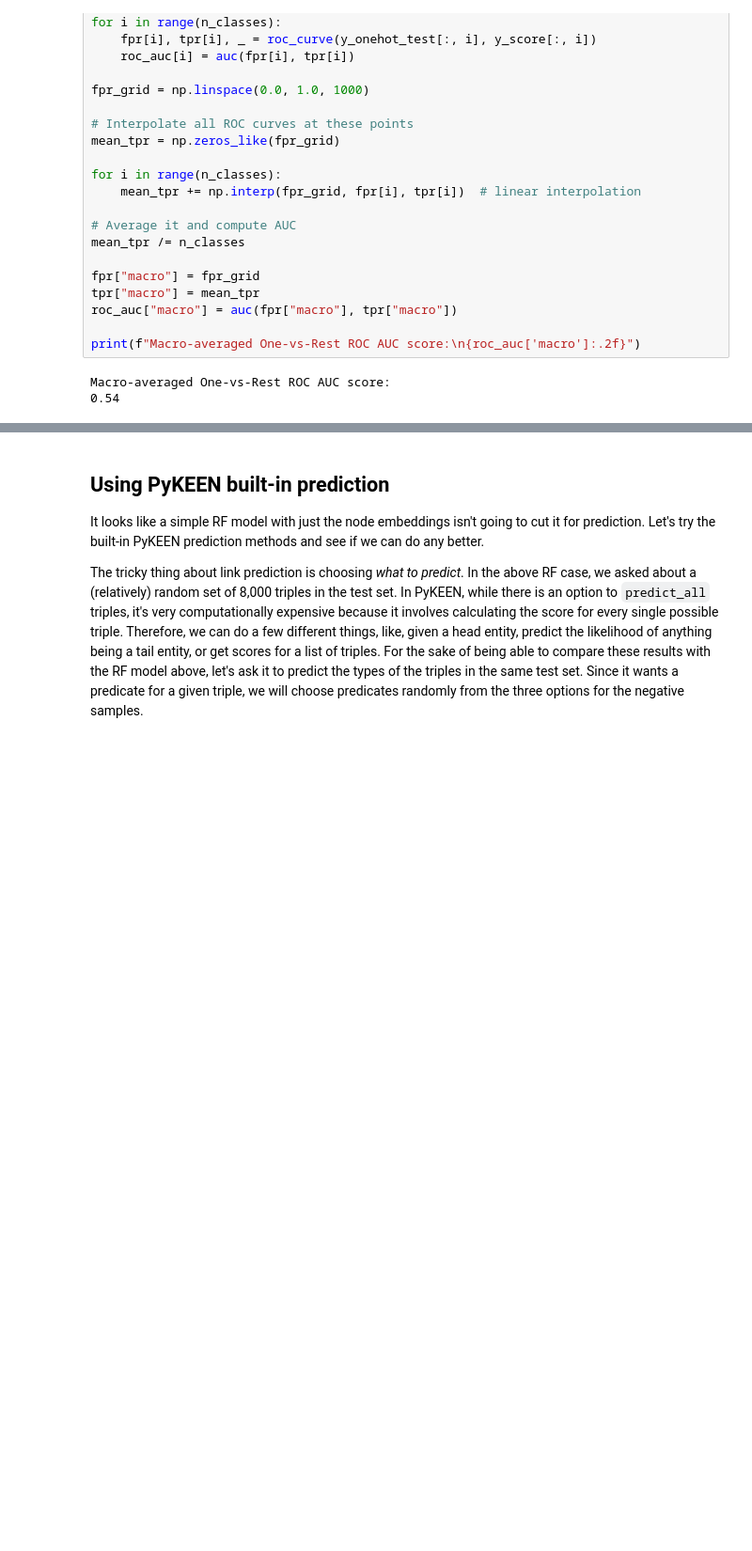
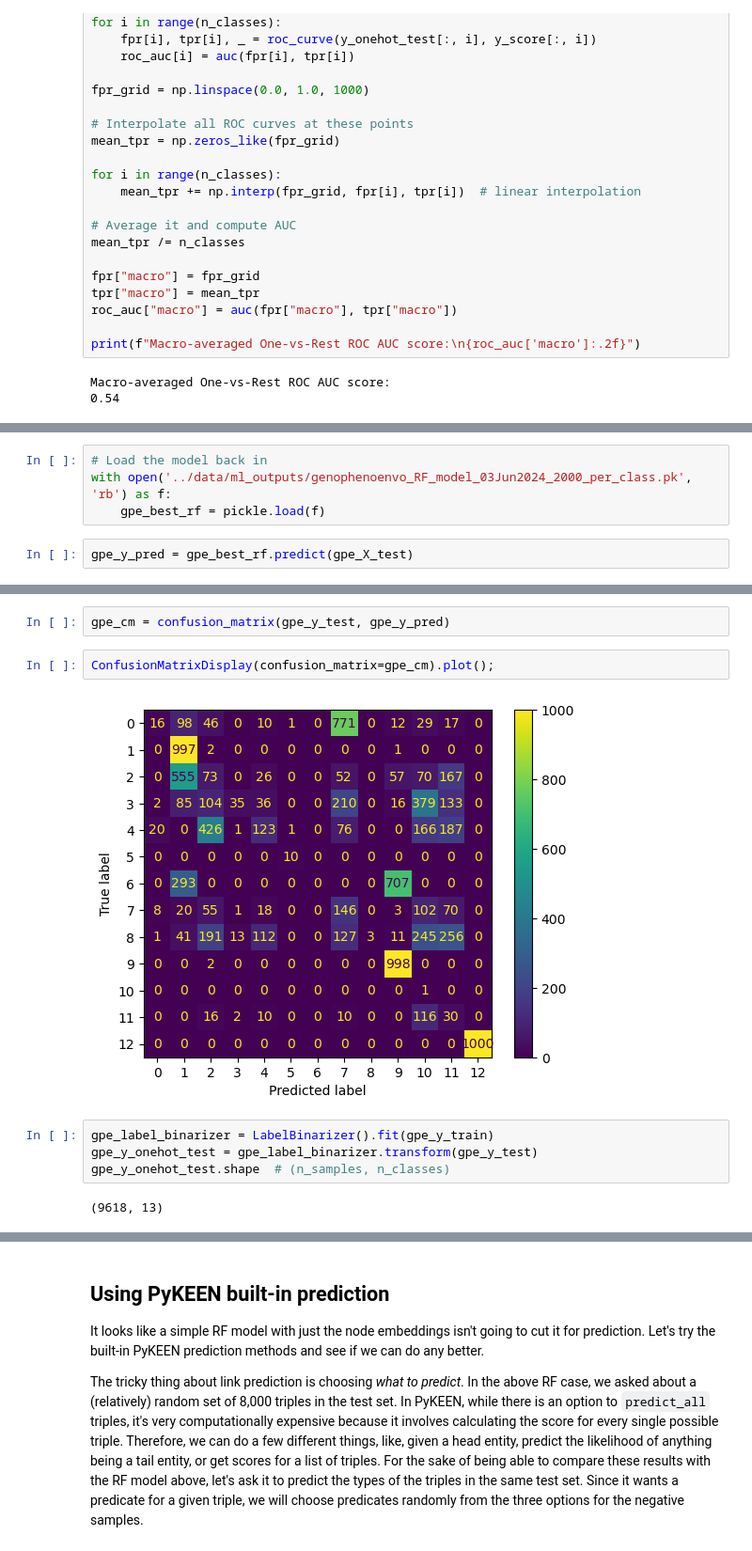
Before and after one commit to serenalotreck/literature-genes, a Jupyter notebook: notebooks/static_link_prediction.ipynb, the cells around one changed output, grey strips where cells are left out. Shown at 94% size. Cells and saved outputs as stored; diff of their text form; blank space fills up the shorter version.

Commit message:
Add GenoPhenoEnvo to link prediction analysis

```diff
--- a/notebooks/static_link_prediction.ipynb
+++ b/notebooks/static_link_prediction.ipynb
@@ -469,0 +633,6 @@ What happens to prediction if we include node labels as features in addition to
+# %%
+# Load the model back in
+with open('../data/ml_outputs/genophenoenvo_RF_model_03Jun2024_2000_per_class.pk', 'rb') as f:
+    gpe_best_rf = pickle.load(f)
+# %%
+gpe_y_pred = gpe_best_rf.predict(gpe_X_test)
@@ -469,0 +642,12 @@ What happens to prediction if we include node labels as features in addition to
+# %%
+gpe_cm = confusion_matrix(gpe_y_test, gpe_y_pred)
+# %%
+ConfusionMatrixDisplay(confusion_matrix=gpe_cm).plot();
+# %% [output]
+[figure, added]
+# %%
+gpe_label_binarizer = LabelBinarizer().fit(gpe_y_train)
+gpe_y_onehot_test = gpe_label_binarizer.transform(gpe_y_test)
+gpe_y_onehot_test.shape  # (n_samples, n_classes)
+# %% [output]
+(9618, 13)
```
Also changed, not shown: parts of 66 cells of this notebook.
